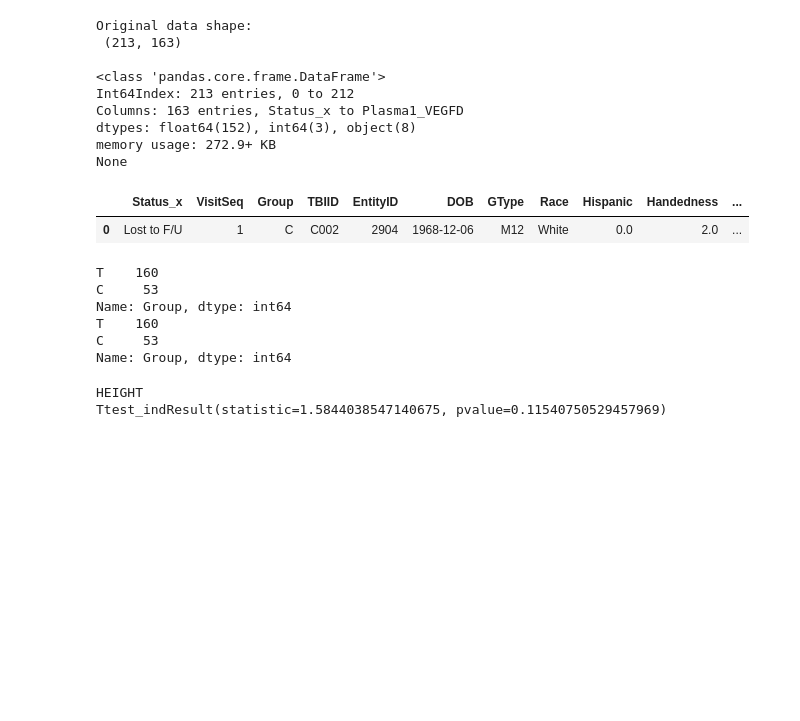
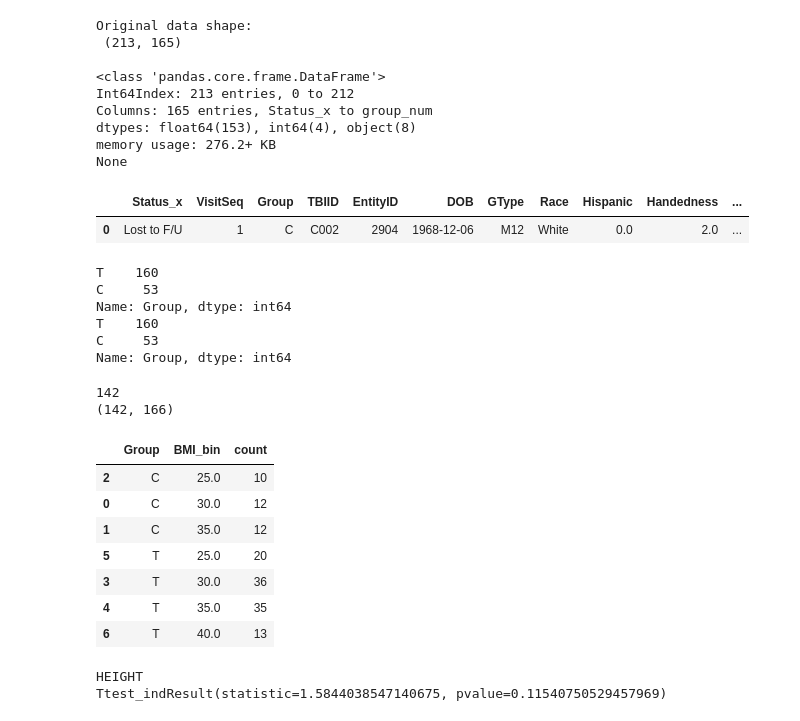
Before and after one commit to grace3999/Clinical, a Jupyter notebook: TBI_Health.ipynb, the cells around one changed output. Cells and saved outputs as stored; diff of their text form; code cells hidden in the pictures; blank space fills up the shorter version.

```diff
--- a/TBI_Health.ipynb
+++ b/TBI_Health.ipynb
@@ -27,18 +27,20 @@ data_path = 'C:/Users/Schindler/Documents/Schindler_Lab/Data/Clinical projects/P
 data = pd.read_csv(data_path, index_col=0)
 data = pd.DataFrame(data = data)
 
+data['group_num'] = data['Group'].replace({'C': 0, 'T': 1})
+
 print('Original data shape:\n', data.shape, '\n')
 print(data.info())
 data.head(1)
 # %% [output]
 Original data shape:
- (213, 163)
+ (213, 165)
 
 <class 'pandas.core.frame.DataFrame'>
 Int64Index: 213 entries, 0 to 212
-Columns: 163 entries, Status_x to Plasma1_VEGFD
-dtypes: float64(152), int64(3), object(8)
-memory usage: 272.9+ KB
+Columns: 165 entries, Status_x to group_num
+dtypes: float64(153), int64(4), object(8)
+memory usage: 276.2+ KB
 None
 |  | Status_x | VisitSeq | Group | TBIID | EntityID | DOB | GType | Race | Hispanic | Handedness | ... |
 | 0 | Lost to F/U | 1 | C | C002 | 2904 | 1968-12-06 | M12 | White | 0.0 | 2.0 | ... |
@@ -95,3 +95,37 @@ data_v1 = data[data['VisitSeq'] == 1]
+# %%
+data_v1 = data.copy()[data['VisitSeq'] == 1]
+
+BMI_bin = []
+for value in data_v1['BMI'].values:
+    if value < 25:
+        BMI_bin.append(25)
+    elif 25 < value < 30:
+        BMI_bin.append(30)
+    elif 30 < value < 35:
+        BMI_bin.append(35)
+    elif value > 35:
+        BMI_bin.append(40)
+    else:
+        BMI_bin.append(np.nan)
+
+print(len(BMI_bin))
+print(data_v1.shape)
+data_v1['BMI_bin'] = BMI_bin
+# %% [output]
+142
+(142, 166)
+# %%
+BMI_bin_counts = data_v1.groupby(['Group'])['BMI_bin'].value_counts().reset_index(name='count')
+BMI_bin_counts.sort_values(['Group', 'BMI_bin'])
+# %% [output]
+|  | Group | BMI_bin | count |
+| 2 | C | 25.0 | 10 |
+| 0 | C | 30.0 | 12 |
+| 1 | C | 35.0 | 12 |
+| 5 | T | 25.0 | 20 |
+| 3 | T | 30.0 | 36 |
+| 4 | T | 35.0 | 35 |
+| 6 | T | 40.0 | 13 |
 # %%
 for param in health_cont:
     print(param)
```
Also changed, not shown: parts of 5 cells of this notebook.
